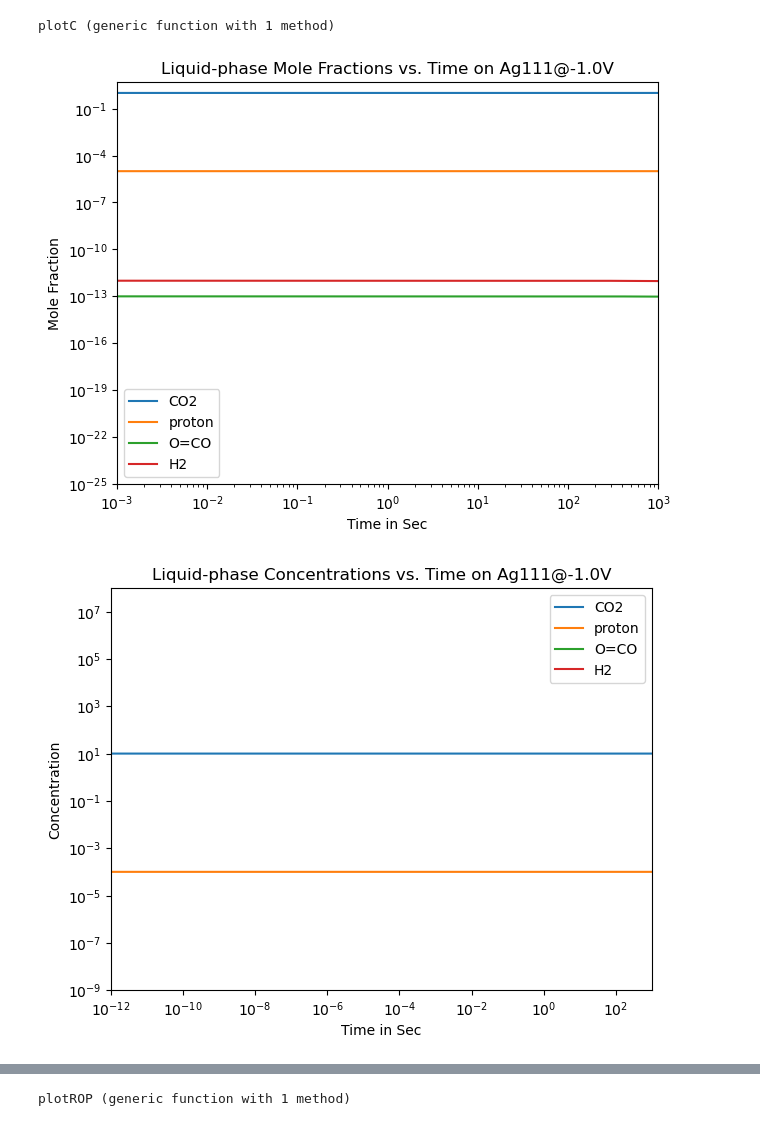
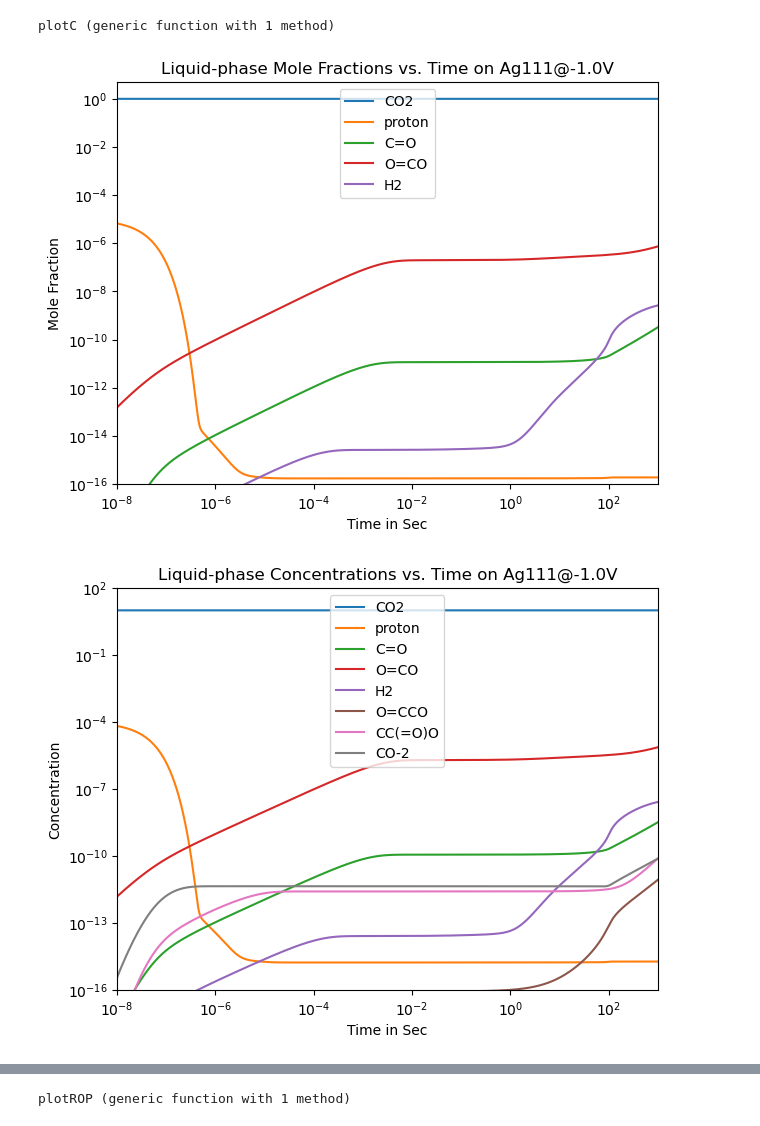
Before and after one commit to rwest/CO2_RR_RMG, a Jupyter notebook: CO2_Reduction_Ag/CO2RR_RMS_Diffusion_Interface_1.ipynb, the cells around one changed output, grey strips where cells are left out. Saved outputs shown, nothing was run; the diff lists cells and outputs as text; code cells hidden in the pictures.

```diff
--- a/CO2_Reduction_Ag/CO2RR_RMS_Diffusion_Interface_1.ipynb
+++ b/CO2_Reduction_Ag/CO2RR_RMS_Diffusion_Interface_1.ipynb
@@ -41,15 +82,15 @@ C_default = 1e-12;
 V_res = 1e3;
 layer_thickness = 1e-3;
 A_surf = V_res*36;
-# V_bl = A_surf*layer_thickness;
-V_bl = V_res;
+V_bl = A_surf*layer_thickness;
+# V_bl = V_res;
 sites = sitedensity*A_surf;
 
 # The initial conditions for individual species are moles not concentration, so we need to multiply concentration by boundary layer volume
 initialcondsboundarylayer = Dict(["proton"=>C_proton*V_bl,
                                   "CO2"=>C_co2*V_bl,
-                                  "H2"=>C_default*10*V_bl,
-                                  "O=CO"=>C_default*V_bl,
+                                #   "H2"=>C_default*10*V_bl,
+                                #   "O=CO"=>C_default*V_bl,
                                   "V"=>V_bl,"T"=>300,"Phi"=>0.0,"d"=>0.0]);
 initialcondsreservoir = Dict(["proton"=>C_proton,
                               "CO2"=>C_co2,
@@ -203,14 +262,14 @@ conc_matrix_bl
 clf()
 
 for i in 1:size(flux_matrix, 1)
-    if maximum(flux_matrix[i, :]) > 1e-25
+    if abs(maximum(flux_matrix[i, :])) > 1e-12
         plot(t_vals, flux_matrix[i, :], label=ssys.sims[1].domain.phase.species[i].name)
 
     end
 end
 
 xscale("log")
-yscale("log")
+# yscale("log")
 xlabel("Time (s)")
 ylabel("Diffusive Flux (mol/s)")
 legend()
@@ -221,7 +280,7 @@ gcf()
 # %%
 clf()
 for i in 1:size(conc_matrix_bl, 1)
-    if maximum(conc_matrix_bl[i, :]) > 1e-25
+    if maximum(conc_matrix_bl[i, :]) > 1e-16
         plot(t_vals, conc_matrix_bl[i, :], label=ssys.sims[1].domain.phase.species[i].name)
 
     end
@@ -386,25 +446,25 @@ end
 plotC (generic function with 1 method)
 # %%
 exclude_species = ["H2O"]
-plotX(ssys.sims[1], 1e-25, 1e3, exclude_species)
+plotX(ssys.sims[1], 1e-10, 1e3, exclude_species)
 xscale("log")
 yscale("log")
-xlim(1e-3, 1e3)
-ylim(1e-25, 5)
+xlim(1e-8, 1e3)
+ylim(1e-16, 5)
 title("Liquid-phase Mole Fractions vs. Time on Ag111@-1.0V")
 gcf()
 # %% [output]
-[figure, old version]
+[figure, new version]
 # %%
 exclude_species = ["H2O"]
-plotC(ssys.sims[1], 1e-25, 1e3, exclude_species)
+plotC(ssys.sims[1], 1e-12, 1e3, exclude_species)
 xscale("log")
 yscale("log")
-xlim(1e-12, 1e3)
-ylim(1e-9, 1e8)
+xlim(1e-8, 1e3)
+ylim(1e-16, 1e2)
 title("Liquid-phase Concentrations vs. Time on Ag111@-1.0V")
 gcf()
 # %% [output]
-[figure, old version]
+[figure, new version]
 # %%
 exclude_species = ["H2O"]
```
Also changed, not shown: parts of 40 cells of this notebook.
